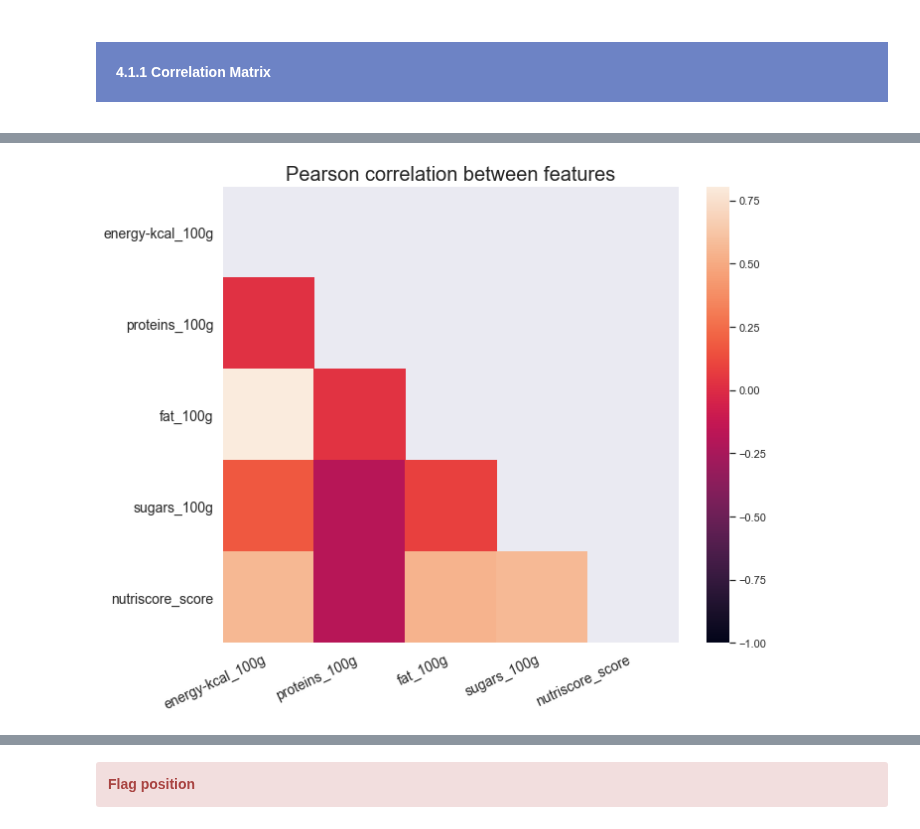
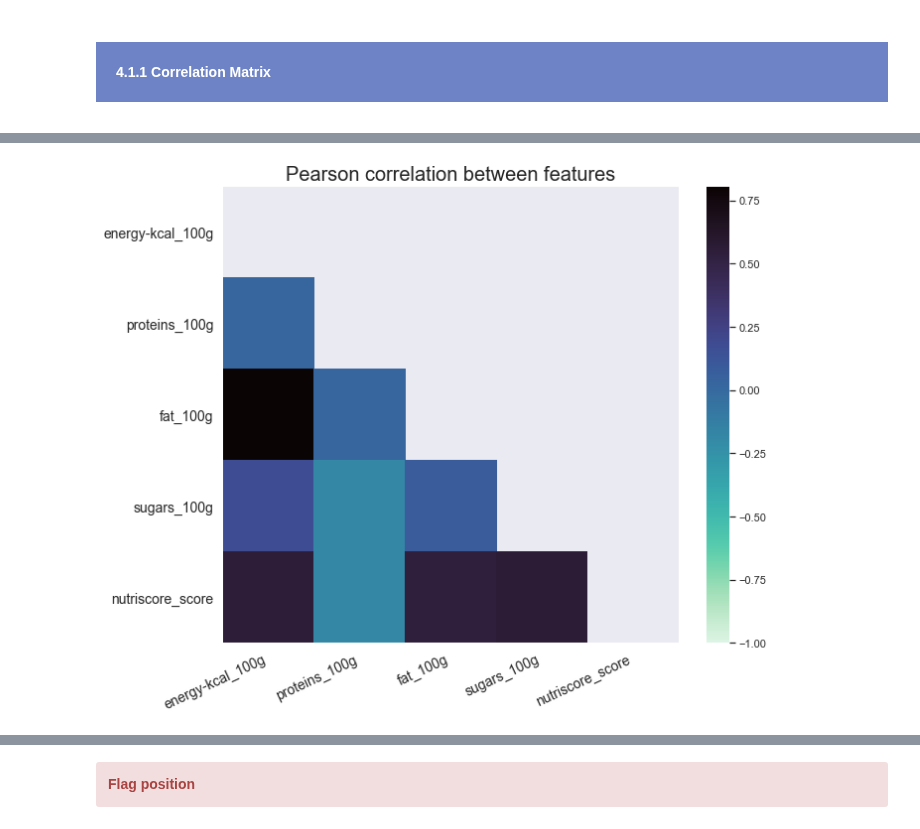
Before and after one commit to samirhinojosa/OC-P3-design-application-public-health, a Jupyter notebook: analysis_notebook.ipynb, the cells around one changed output, grey strips where cells are left out. Drawn from its saved outputs; the diff is of its cells as text; code cells hidden in the pictures.

```diff
--- a/analysis_notebook.ipynb
+++ b/analysis_notebook.ipynb
@@ -379,12 +465,13 @@ mask[np.triu_indices_from(mask)] = True
 # %%
 plt.figure(figsize=(10,8))
 plt.title("Pearson correlation between features", size=20)
 
-ax = sns.heatmap(df_correlation_matrix, mask=mask, vmin=-1)
+ax = sns.heatmap(df_correlation_matrix, mask=mask, vmin=-1, cmap="mako_r")
+
 plt.xticks(rotation=25, size=14, horizontalalignment="right")
 plt.yticks(rotation=0, size=14)
 plt.tight_layout()
 plt.savefig("img/Pearson correlation between features.png")
 plt.show()
 # %% [output]
-[figure, old version]
+[figure, new version]
```
Also changed, not shown: parts of 15 cells of this notebook, 11 other files.
